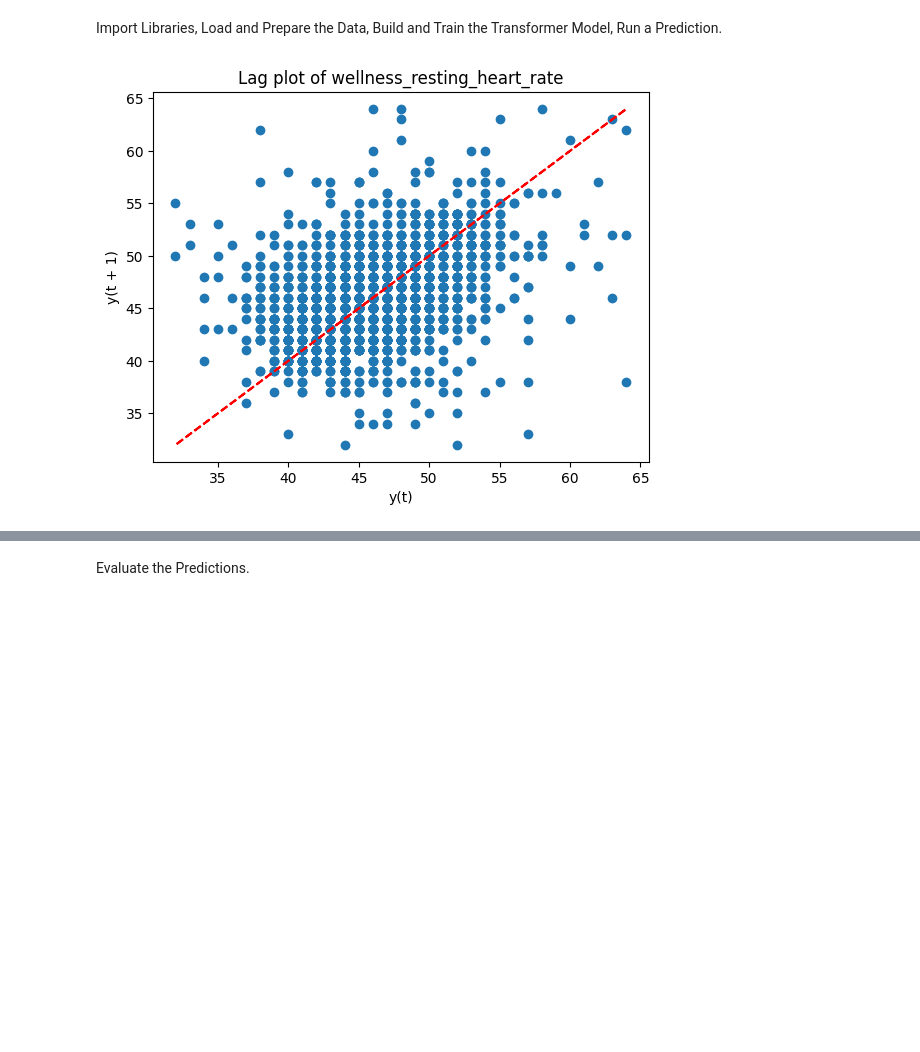
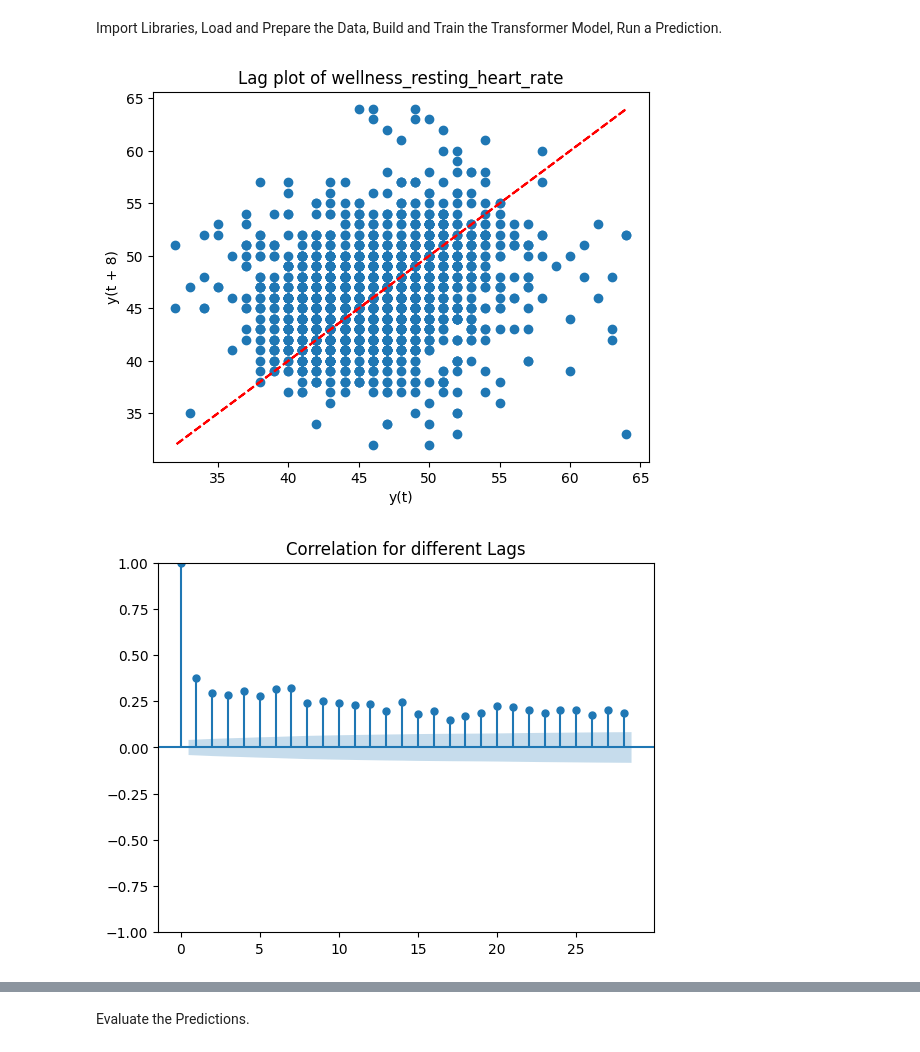
Before and after one commit to pgalko/ml_rest_hr_prediction_transformer, a Jupyter notebook: ml_keras_transformer_rest_hr_prediction.ipynb, the cells around one changed output, grey strips where cells are left out. Cells and saved outputs as stored; diff of their text form; code cells hidden in the pictures; blank space fills up the shorter version.

```diff
--- a/ml_keras_transformer_rest_hr_prediction.ipynb
+++ b/ml_keras_transformer_rest_hr_prediction.ipynb
@@ -24,16 +24,21 @@ Import Libraries, Load and Prepare the Data, Build and Train the Transformer Mod
 # %%
 import pandas as pd
 from pandas.plotting import lag_plot
+from statsmodels.graphics.tsaplots import plot_acf
 import datetime
 import numpy as np
 from scipy.stats import pearsonr
 
 from sklearn import metrics
 from sklearn.metrics import mean_absolute_percentage_error
+from sklearn.metrics import mean_squared_error
 from tensorflow import keras
 from keras import layers
 
 from matplotlib import pyplot as plt
+
+
+SEQUENCE_SIZE = 8 # number of values in the sequence to be averaged
 
 data = pd.read_csv("Wellness_Data_All.csv")
 #drop all rows that have NaN values wellness_resting_heart_rate column
@@ -45,13 +50,17 @@ data = data[['calendar_date','wellness_resting_heart_rate']]
 data = data[data['wellness_resting_heart_rate']>30]
 
 # Plot lag plot of wellness_resting_heart_rate to check for autocorrelation.
-# Comparing the values of the current time step with the values of the previous time step.
-lag_plot(data['wellness_resting_heart_rate'])
+# Comparing the values of the current time step with the values of the previous time steps.
+lag_plot(data['wellness_resting_heart_rate'],lag=SEQUENCE_SIZE)
 #plot line of best fit
 z = np.polyfit(data['wellness_resting_heart_rate'], data['wellness_resting_heart_rate'], 1)
 p = np.poly1d(z)
 plt.plot(data['wellness_resting_heart_rate'],p(data['wellness_resting_heart_rate']),"r--")
 plt.title('Lag plot of wellness_resting_heart_rate')
+plt.show()
+#Plotting the corelation for various lags
+plot_acf(data['wellness_resting_heart_rate'], lags=28)
+plt.title('Correlation for different Lags')
 plt.show()
 
 pred_column = 'wellness_resting_heart_rate'
@@ -61,12 +70,37 @@ data[pred_column] = data[pred_column].astype(float)
 data = data.sort_values('calendar_date', ascending=True)
 data = data.reset_index(drop=True)
 
-days_back = 575 # number of values in the test set that will be excluded from training
+# calculate the size of the test set as 20% of the data set
+days_back = int(len(data)*0.2)
 
-today = datetime.datetime.today()-datetime.timedelta(days=days_back) # last datapoint in the timeseries minus days_back
+# Benchmark - Persistence model (predict the next value from the perevious value)
+lag = 1
+values = pd.DataFrame(data['wellness_resting_heart_rate'].values)
+dataframe = pd.concat([values.shift(lag), values], axis=1)
+dataframe.columns = ['t-lag', 't+lag']
+# split into train and test sets
+X = dataframe.values
+train, test = X[1:len(X)-days_back], X[len(X)-days_back:]
+train_X, train_y = train[:,0], train[:,1]
+test_X, test_y = test[:,0], test[:,1]
+
+# persistence model
+def model_persistence(x):
+    return x
+
+# walk-forward validation
+predictions = list()
+for x in test_X:
+    yhat = model_persistence(x)
+    predictions.append(yhat)
+# Evaluate benchmark model
+benchmark_corr, _ = pearsonr(test_y, predictions)
+benchmark_rmse = np.sqrt(mean_squared_error(test_y, predictions))
+benchmark_mape =  mean_absolute_percentage_error(test_y, predictions)*100
+
+# calculate the date 20% of the data back from the last date in the data set and assign to today variable
+today = datetime.datetime.today()-datetime.timedelta(days=days_back)
 data['calendar_date']= pd.to_datetime(data['calendar_date'])
-
-SEQUENCE_SIZE = 3 # number of values in the sequence to be averaged
 
 rmssd_train_df = data[data['calendar_date']<today]
 rmssd_test_df = data[data['calendar_date']>=today]
@@ -76,13 +110,15 @@ rmssd_train_pred, rmssd_test_pred = [df[pred_column].tolist() for df in (rmssd_t
 def to_sequences(seq_size, obs):
     x, y = [], []
     for i in range(len(obs)-seq_size):
-        window, after_window = obs[i:(i+seq_size)], obs[i+seq_size]
-        # Average of the window
-        avg = sum(window) / len(window)
-        list_2d = [[avg]]
-        x.append(list_2d)
+        print(i)
+        window = obs[i:(i+seq_size)]
+        after_window = obs[i+seq_size]
+        window = [[x] for x in window]
+        print("{} - {}".format(window,after_window))
+        x.append(window)
         y.append(after_window)
-    return np.array(x), np.array(y)
+
+    return np.array(x),np.array(y)
 
 x_train,y_train = to_sequences(SEQUENCE_SIZE,rmssd_train_pred)
 x_test,y_test = to_sequences(SEQUENCE_SIZE,rmssd_test_pred)
@@ -133,31 +169,32 @@ model = build_model(
     head_size=256,
     num_heads=4,
     ff_dim=4,
     num_transformer_blocks=4,
     mlp_units=[128],
     mlp_dropout=0.4,
     dropout=0.25,
     num_layers=6,# PG:Default is 6
 )
 
 model.compile(
     loss="mean_squared_error",
     optimizer=keras.optimizers.Adam(learning_rate=1e-4)
 )
 #model.summary()
 
 callbacks = [keras.callbacks.EarlyStopping(patience=10, \
     restore_best_weights=True)]
 
 model.fit(
     x_train,
     y_train,
     validation_split=0.2,
     epochs=200,
     batch_size=64,
     callbacks=callbacks,
 )
 
 pred = model.predict(x_test)
 # %% [output]
-[figure, old version]
+[figure, new version]
+[figure, added]
```
Also changed, not shown: parts of 4 cells of this notebook.
